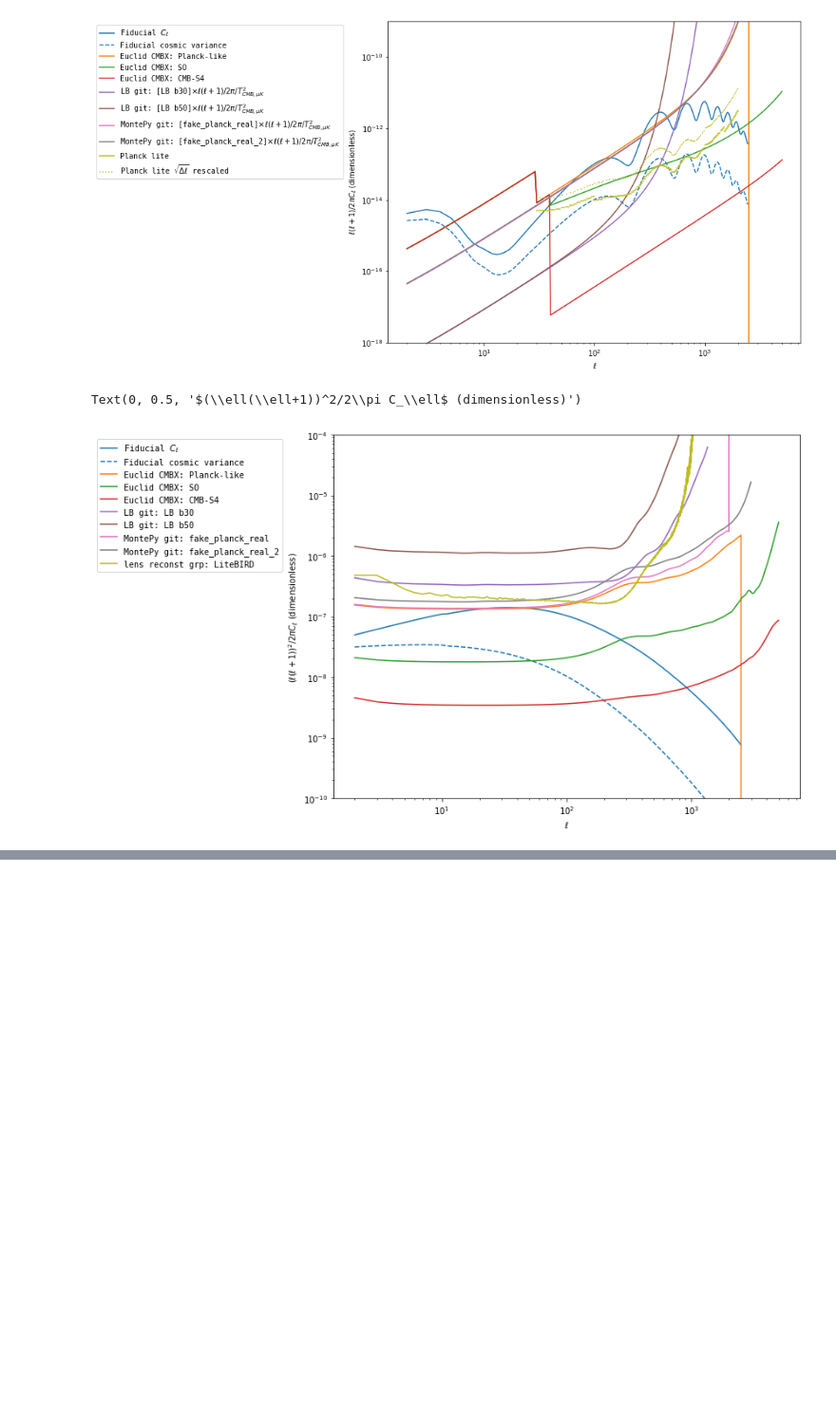
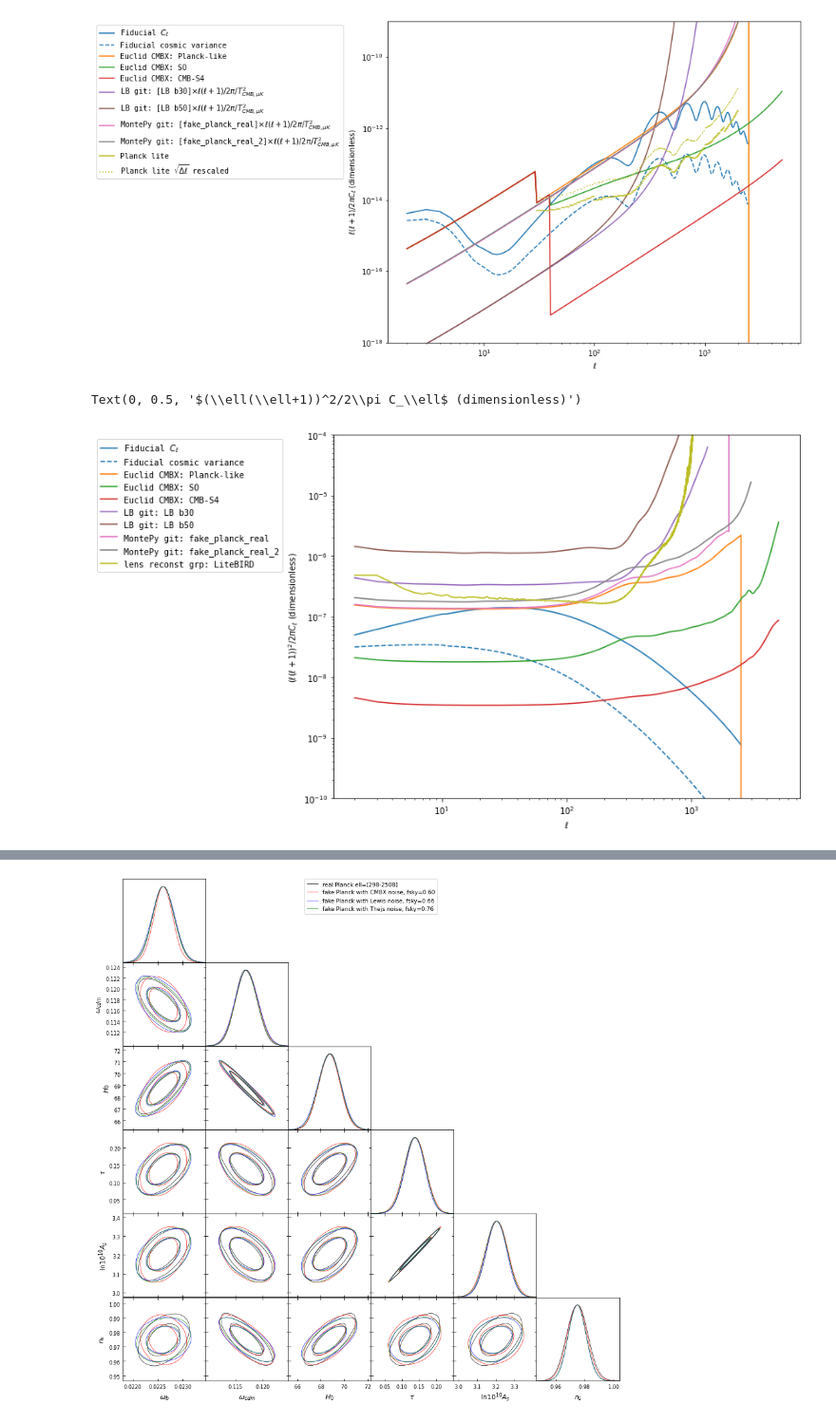
Before and after one commit to litebird/reionization, a Jupyter notebook: LB_forecast_Paris/noise_study/noise_nb.ipynb, the cells around one changed output, grey strips where cells are left out. Shown at 95% size. Cells and saved outputs as stored; diff of their text form; code cells hidden in the pictures; blank space fills up the shorter version.

```diff
--- a/LB_forecast_Paris/noise_study/noise_nb.ipynb
+++ b/LB_forecast_Paris/noise_study/noise_nb.ipynb
@@ -4,8 +4,8 @@ import matplotlib.pyplot as plt
 # %%
 # CMB fiducial (best fit Planck low + high TTTEEE)
 ells, cltt, clee, clte, clpp = np.loadtxt("CMB_fiducial.dat", unpack=True)
-fact = ells * (ell+1) / 2 / np.pi
-factp = (ells * (ell+1))**2. / 2 / np.pi
+fact = ells * (ells+1) / 2 / np.pi
+factp = (ells * (ells+1))**2. / 2 / np.pi
 
 # LiteBIRD noises from lensing reconstruction group
 fnlkk = 'MCN0_500_fsky_0.80.pkl'
@@ -330,0 +455,28 @@ Text(0, 0.5, '$(\\ell(\\ell+1))^2/2\\pi C_\\ell$ (dimensionless)')
+# %%
+# Rescale the samples according to the std dev of the "real" Planck chain
+std_ref = MCs_1[0].samples.std(axis=0)[:6]
+ratios_1 = []
+for i in range(len(MCs_1)-2):
+    std = MCs_1[i+1].samples.std(axis=0)[:6]
+    ratio = np.mean(std_ref / std)
+    ratios_1.append(ratio)
+    me = MCs_1[i+1].samples.mean(axis=0)[:6]
+    MCs_1[i+1].samples[:, :6] = MCs_1[i+1].samples[:, :6] * ratio + (1 - ratio) * me
+std_ref = MCs_2[0].samples.std(axis=0)[:6]
+ratios_2 = []
+for i in range(len(MCs_2)-2):
+    std = MCs_2[i+1].samples.std(axis=0)[:6]
+    ratio = np.mean(std_ref / std)
+    ratios_2.append(ratio)
+    me = MCs_2[i+1].samples.mean(axis=0)[:6]
+    MCs_2[i+1].samples[:, :6] = MCs_2[i+1].samples[:, :6] * ratio + (1 - ratio) * me
+# %%
+g = getPlotter()
+labels_1b = [labels_1[0]] + [labels_1[i]+", fsky=%.2f"%(1/ratios_1[i-1]) for i in range(1,4)] + [labels_1[4]]
+g.triangle_plot(
+    MCs_1[:-1],
+    ["omega_b","omega_cdm","H0","tau_reio","ln10^{10}A_s","n_s"],
+    legend_labels=labels_1b[:-1],
+)
+# %% [output]
+[figure, added]
```
Also changed, not shown: parts of 9 cells of this notebook, 40 other files.
